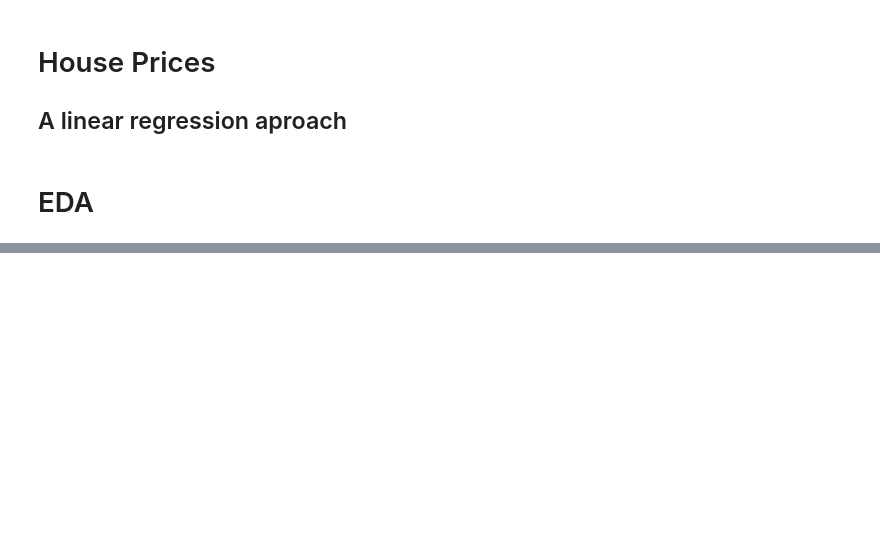
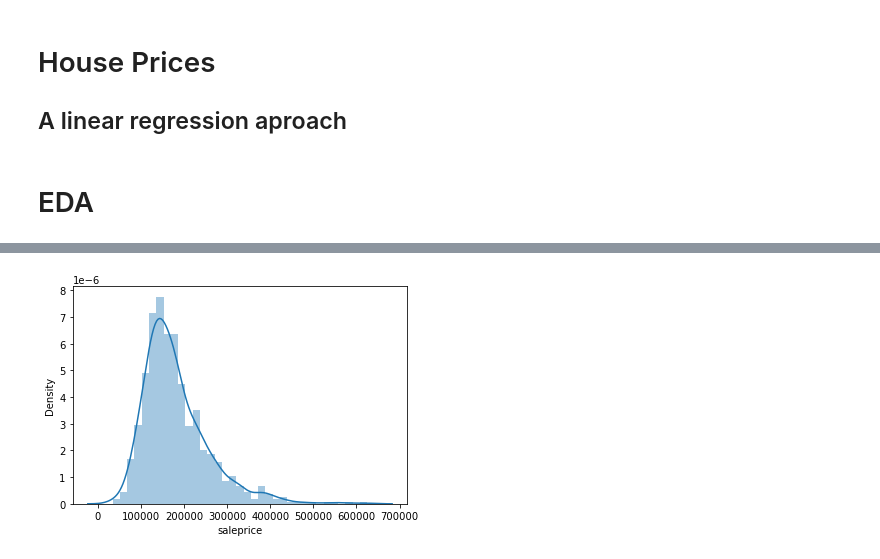
Before and after one commit to tuliof91/house-prices, a Jupyter notebook: house-prices.ipynb, the cells around one changed output, grey strips where cells are left out. Drawn from its saved outputs; the diff is of its cells as text; code cells hidden in the pictures; blank space fills up the shorter version.

```diff
--- a/house-prices.ipynb
+++ b/house-prices.ipynb
@@ -53,0 +80,5 @@ memory usage: 618.9+ KB
+# %%
+# Histogram
+sns.distplot(y_train);
+# %% [output]
+[figure, added]
```
Also changed, not shown: parts of 18 cells of this notebook.
